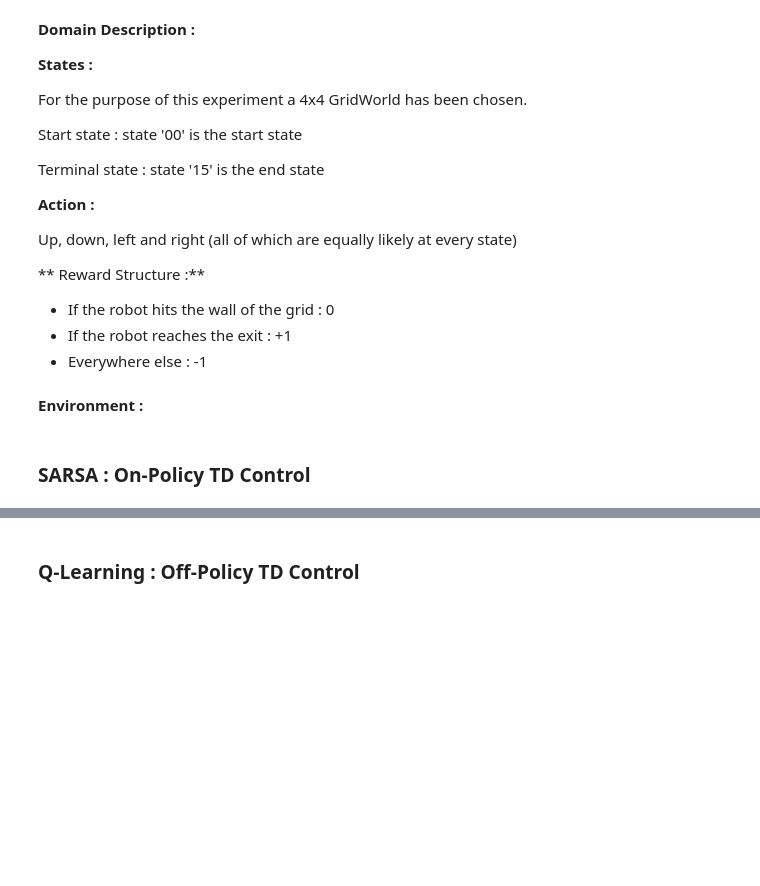
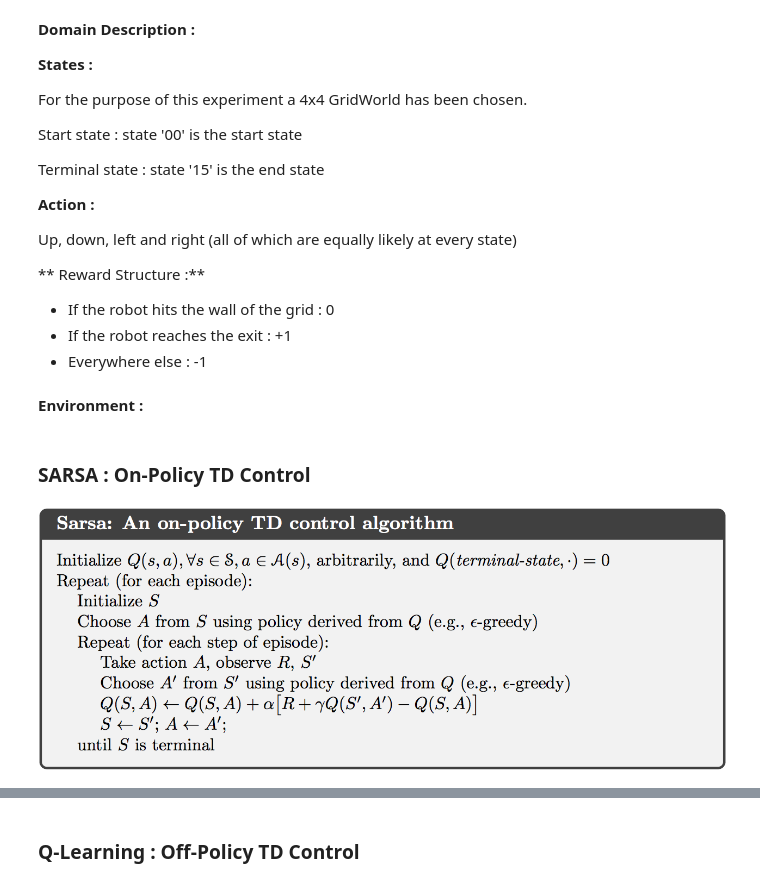
Before and after one commit to sumanabasu/Reinforcement-Learning, a Jupyter notebook: TD Control Algorithms -GridWorld Domain.ipynb, the cells around one changed output, grey strips where cells are left out. Cells and saved outputs as stored; diff of their text form; code cells hidden in the pictures; blank space fills up the shorter version.

```diff
--- a/TD Control Algorithms -GridWorld Domain.ipynb
+++ b/TD Control Algorithms -GridWorld Domain.ipynb
@@ -167,6 +165,11 @@ def generateEpisodeBehaviorPolicy(epsilon, Q):
     return episodes
 # %% [markdown]
 ### SARSA : On-Policy TD Control
+# %%
+from IPython.display import Image
+Image(filename='SARSA.png')
+# %% [output]
+[figure, added]
 # %%
 def sarsa(EPSILON, ALPHA):
     episode_lengths_all_runs = np.zeros((NUM_EPISODES, n_runs))
```
Also changed, not shown: parts of 16 cells of this notebook.
